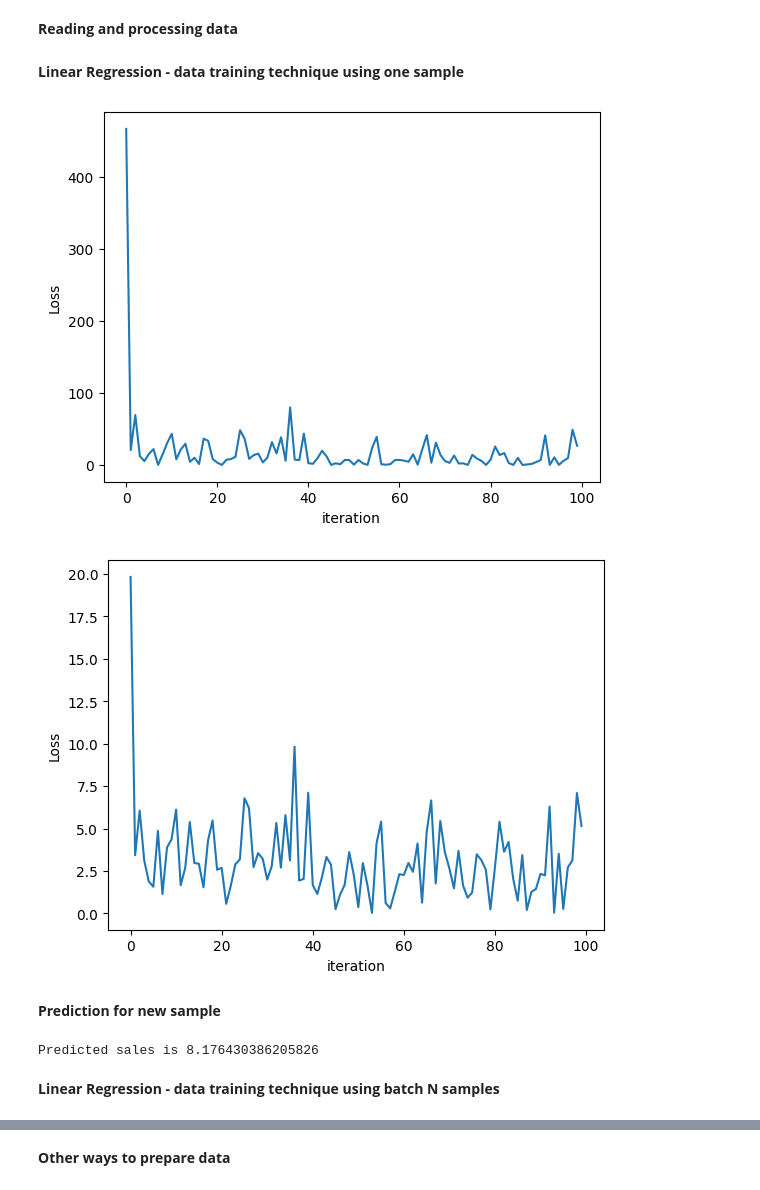
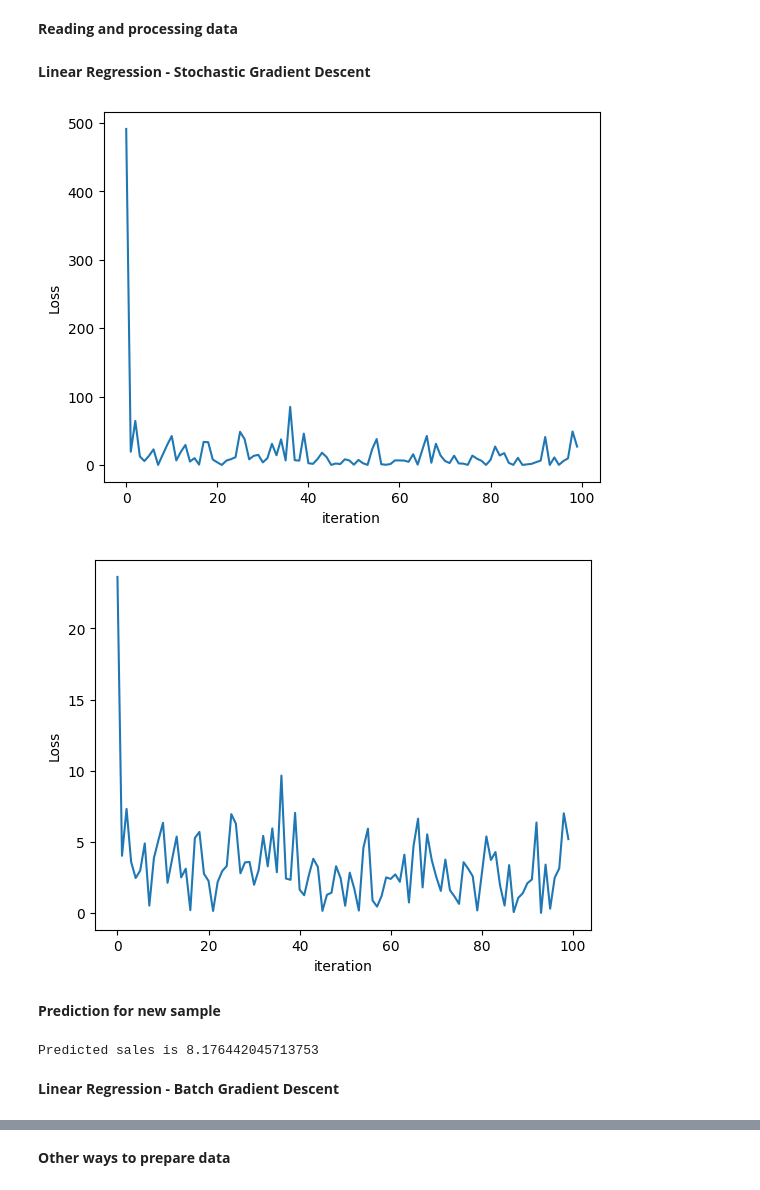
Before and after one commit to Yangchann/AIO2024, a Jupyter notebook: module_4/week_1/linear_regression.ipynb, the cells around one changed output, grey strips where cells are left out. Saved outputs shown, nothing was run; the diff lists cells and outputs as text; code cells hidden in the pictures.

Commit message:
updating simple linear regression

```diff
--- a/module_4/week_1/linear_regression.ipynb
+++ b/module_4/week_1/linear_regression.ipynb
@@ -32,8 +32,8 @@ def prepare_data(file_name_dataset):
     y = sales_data
 
     return X, y
-# %% [markdown]
-**Linear Regression - data training technique using one sample**
+# %% [markdown]
+**Linear Regression - Stochastic Gradient Descent**
 # %%
 def initialize_params():
     w1 = random.gauss(mu=0.0, sigma=0.01)
@@ -63,7 +63,7 @@ def update_weight(theta, d_theta, lr=0.01):
     theta_new = theta - lr*d_theta
     return theta_new
 
-def implement_linear_regression(X_data, y_data, loss_function="MSE", epoch_max=50, lr=1e-5):
+def implement_linear_regression_stochastic(X_data, y_data, loss_function="MSE", epoch_max=50, lr=1e-5):
     losses = []
 
     w1, w2, w3, b = initialize_params()
@@ -104,22 +104,22 @@ def implement_linear_regression(X_data, y_data, loss_function="MSE", epoch_max=5
     return (w1, w2, w3, b, losses)
 # %%
 X, y = prepare_data('./advertising.csv')
-(w1, w2, w3, b, losses) = implement_linear_regression(X, y, loss_function="MSE")
+(w1, w2, w3, b, losses) = implement_linear_regression_stochastic(X, y, loss_function="MSE")
 plt.plot(losses[:100])
 plt.xlabel("iteration")
 plt.ylabel("Loss")
 plt.show()
 # %% [output]
-[figure, old version]
+[figure, new version]
 # %%
 X, y = prepare_data('./advertising.csv')
-(w1, w2, w3, b, losses) = implement_linear_regression(X, y, loss_function="MAE")
+(w1, w2, w3, b, losses) = implement_linear_regression_stochastic(X, y, loss_function="MAE")
 plt.plot(losses[:100])
 plt.xlabel("iteration")
 plt.ylabel("Loss")
 plt.show()
 # %% [output]
-[figure, old version]
+[figure, new version]
 # %% [markdown]
 **Prediction for new sample**
 # %%
@@ -128,11 +128,11 @@ radio = 35.9
 newspaper = 51.3
 
 X, y = prepare_data('./advertising.csv')
-(w1, w2, w3, b, losses) = implement_linear_regression(X, y, epoch_max=50, lr=1e-5)
+(w1, w2, w3, b, losses) = implement_linear_regression_stochastic(X, y, epoch_max=50, lr=1e-5)
 sales = compute_predict(tv, radio, newspaper, w1, w2, w3, b)
 print(f"Predicted sales is {sales}")
 # %% [output]
-Predicted sales is 8.176430386205826
+Predicted sales is 8.176442045713753
-# %% [markdown]
-**Linear Regression - data training technique using batch N samples**
+# %% [markdown]
+**Linear Regression - Batch Gradient Descent**
 # %%
```
Also changed, not shown: parts of 7 cells of this notebook.
